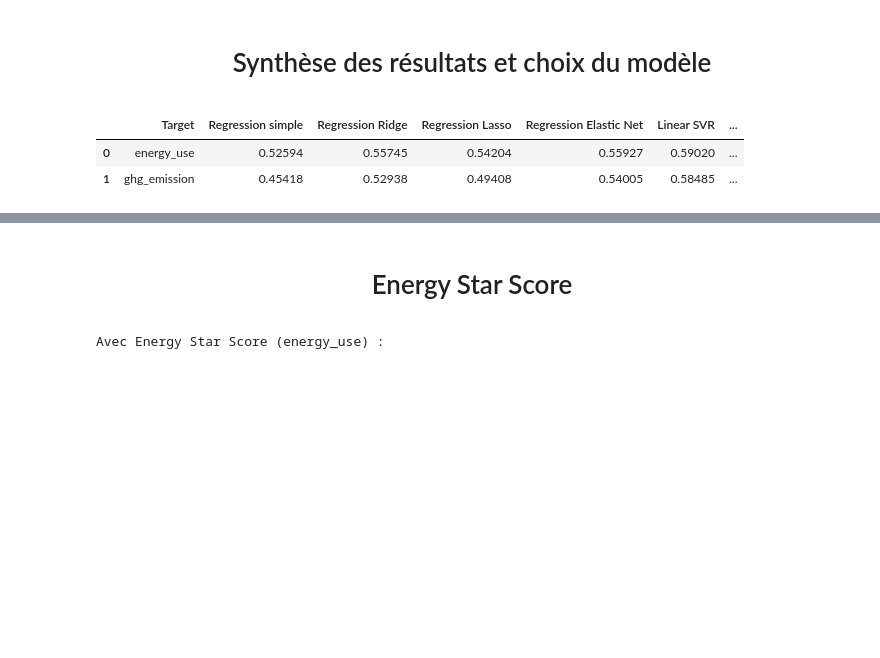
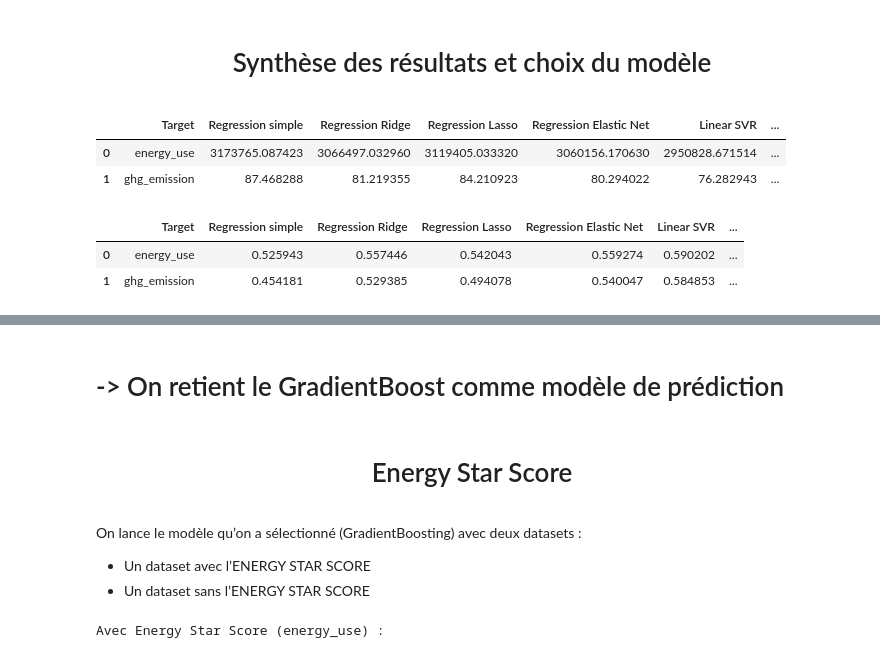
Before and after one commit to datanab/energy-consumption-prediction, a Jupyter notebook: Pélec_02_code.ipynb, the cells around one changed output, grey strips where cells are left out. Cells and saved outputs as stored; diff of their text form; code cells hidden in the pictures; blank space fills up the shorter version.

```diff
--- a/Pélec_02_code.ipynb
+++ b/Pélec_02_code.ipynb
@@ -117,6 +117,9 @@ def regularization_path_lasso(lambdas):
     ax.invert_xaxis()
     plt.show()
 
+def iden(s, props=''):
+    return np.where(s == s, props, '')
+
 def show_metric(y_pred_train, y_train, y_pred_test, y_test, time):
     y_train_exp = [np.exp(x) for x in y_train]
     y_test_exp = [np.exp(x) for x in y_test]
@@ -555,20 +558,32 @@ train_error_dummy, test_error_dummy, train_r2_dummy, test_r2_dummy, time_dummy =
 # <p style='text-align:center'> Synthèse des résultats et choix du modèle </p>
 # %%
 resultats_rmse_train, resultats_rmse_test, resultats_r2_train, resultats_r2_test, resultats_time = pd.read_excel('rmse_train.xlsx'), pd.read_excel('rmse_test.xlsx'), pd.read_excel('r2_train.xlsx'), pd.read_excel('r2_test.xlsx'), pd.read_excel('time.xlsx')
+# %%
+resultats_rmse_test.style.apply(iden, props='color:black;background-color:yellow',subset=['GradientBoost'], axis=0)
+# %% [output]
+|  | Target | Regression simple | Regression Ridge | Regression Lasso | Regression Elastic Net | Linear SVR | ... |
+| 0 | energy_use | 3173765.087423 | 3066497.032960 | 3119405.033320 | 3060156.170630 | 2950828.671514 | ... |
+| 1 | ghg_emission | 87.468288 | 81.219355 | 84.210923 | 80.294022 | 76.282943 | ... |
 # %%
-resultats_r2_test
+resultats_r2_test.style.apply(iden, props='color:black;background-color:yellow',subset=['GradientBoost'], axis=0)
 # %% [output]
 |  | Target | Regression simple | Regression Ridge | Regression Lasso | Regression Elastic Net | Linear SVR | ... |
-| 0 | energy_use | 0.52594 | 0.55745 | 0.54204 | 0.55927 | 0.59020 | ... |
-| 1 | ghg_emission | 0.45418 | 0.52938 | 0.49408 | 0.54005 | 0.58485 | ... |
+| 0 | energy_use | 0.525943 | 0.557446 | 0.542043 | 0.559274 | 0.590202 | ... |
+| 1 | ghg_emission | 0.454181 | 0.529385 | 0.494078 | 0.540047 | 0.584853 | ... |
 # %%
 resultats_time
 # %% [output]
 |  | Target | Regression simple | Regression Ridge | Regression Lasso | Regression Elastic Net | Linear SVR | ... |
 | 0 | energy_use | (0.0, 0.026466299997991882) | (0.0, 0.29264869999315124) | (0.0, 1.694631800011848) | (0.0, 7.959315200001583) | (0.0, 22.721046199992998) | ... |
 | 1 | ghg_emission | (0.0, 0.024837699995259754) | (0.0, 0.30600609999964945) | (0.0, 1.538251300007687) | (0.0, 7.55447189998813) | (0.0, 20.887200499986648) | ... |
+# %% [markdown]
+# -> On retient le GradientBoost comme modèle de prédiction
 # %% [markdown]
 # <p style='text-align:center'> Energy Star Score </p>
+# %% [markdown]
+On lance le modèle qu’on a sélectionné (GradientBoosting) avec deux datasets :
+ - Un dataset avec l’ENERGY STAR SCORE
+ - Un dataset sans l’ENERGY STAR SCORE
 # %%
 for target in ['energy_use','ghg_emission']:
     for nrj in [True, False]:
```
Also changed, not shown: parts of 7 cells of this notebook, 2 other files.
